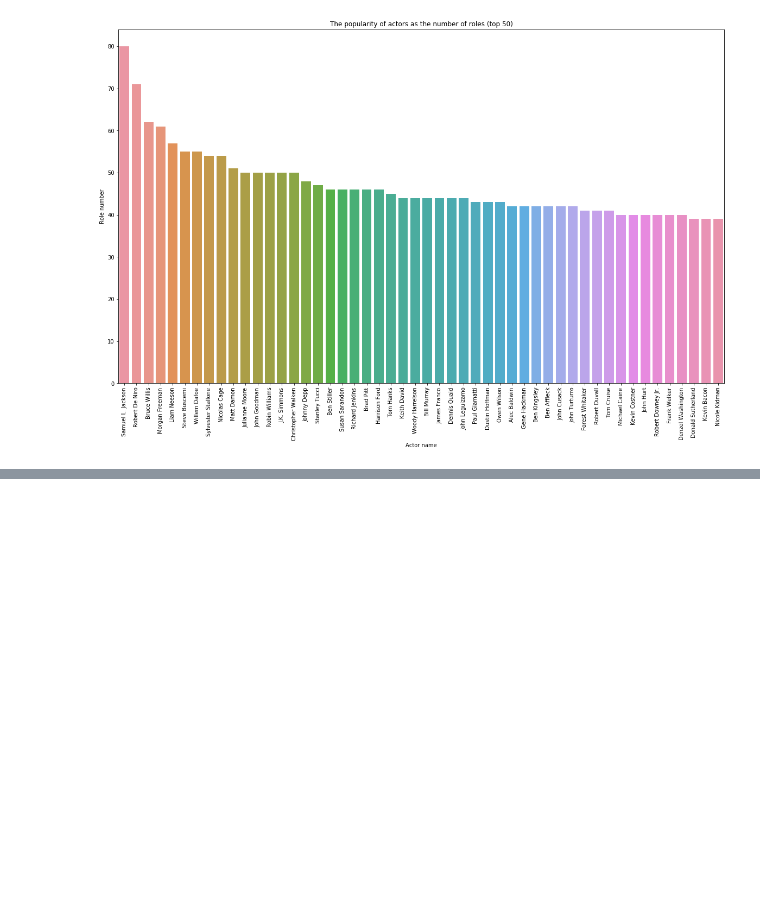
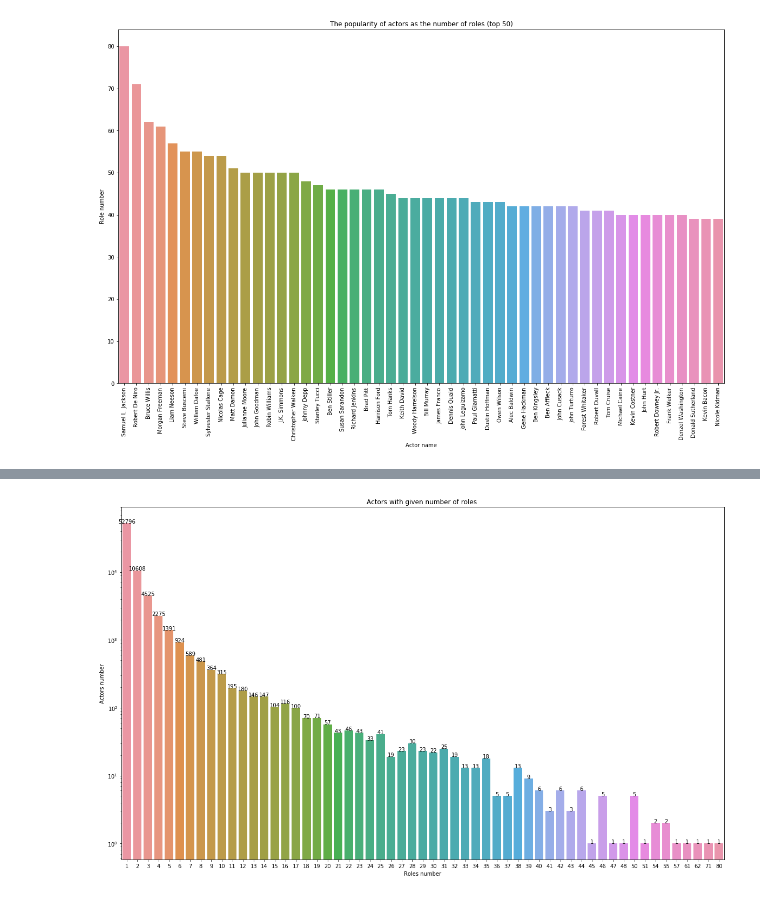
Before and after one commit to kamildoleglo/data-mining-box-office, a Jupyter notebook: preliminary_data_analysis.ipynb, the cells around one changed output, grey strips where cells are left out. Saved outputs shown, nothing was run; the diff lists cells and outputs as text; code cells hidden in the pictures; blank space fills up the shorter version.

Commit message:
Add actors with given number of roles histogram

```diff
--- a/preliminary_data_analysis.ipynb
+++ b/preliminary_data_analysis.ipynb
@@ -125,0 +154,39 @@ plt.show()
+# %%
+# Source: https://stackoverflow.com/questions/43214978/seaborn-barplot-displaying-values
+def show_values_on_bars(axs, h_v="v", space=0.4):
+    def _show_on_single_plot(ax):
+        if h_v == "v":
+            for p in ax.patches:
+                _x = p.get_x() + p.get_width() / 2
+                _y = p.get_y() + p.get_height()
+                value = int(p.get_height())
+                ax.text(_x, _y, value, ha="center")
+        elif h_v == "h":
+            for p in ax.patches:
+                _x = p.get_x() + p.get_width() + float(space)
+                _y = p.get_y() + p.get_height()
+                value = int(p.get_width())
+                ax.text(_x, _y, value, ha="left")
+
+    if isinstance(axs, np.ndarray):
+        for idx, ax in np.ndenumerate(axs):
+            _show_on_single_plot(ax)
+    else:
+        _show_on_single_plot(axs)
+# %%
+actorMovieRolesDataset = actorMovieDataset.groupby(['count']).size().reset_index(name='actors_with_given_role_number')
+actorMovieRolesDataset.head(10)
+plt.figure(figsize=(20,12))
+x = actorMovieRolesDataset['count']
+y = actorMovieRolesDataset['actors_with_given_role_number']
+# snbp = sns.barplot(x='actors_with_given_role_number',y='count',data=actorMovieRolesDataset,orient="h")
+# show_values_on_bars(snbp, "h", 0.5)
+snbp = sns.barplot(x='count',y='actors_with_given_role_number',data=actorMovieRolesDataset)
+show_values_on_bars(snbp, "v", 0.5)
+snbp.set_yscale('log')
+plt.title("Actors with given number of roles ")
+plt.xlabel("Roles number")
+plt.ylabel("Actors number")
+plt.show()
+# %% [output]
+[figure, added]
```
Also changed, not shown: parts of 5 cells of this notebook.
